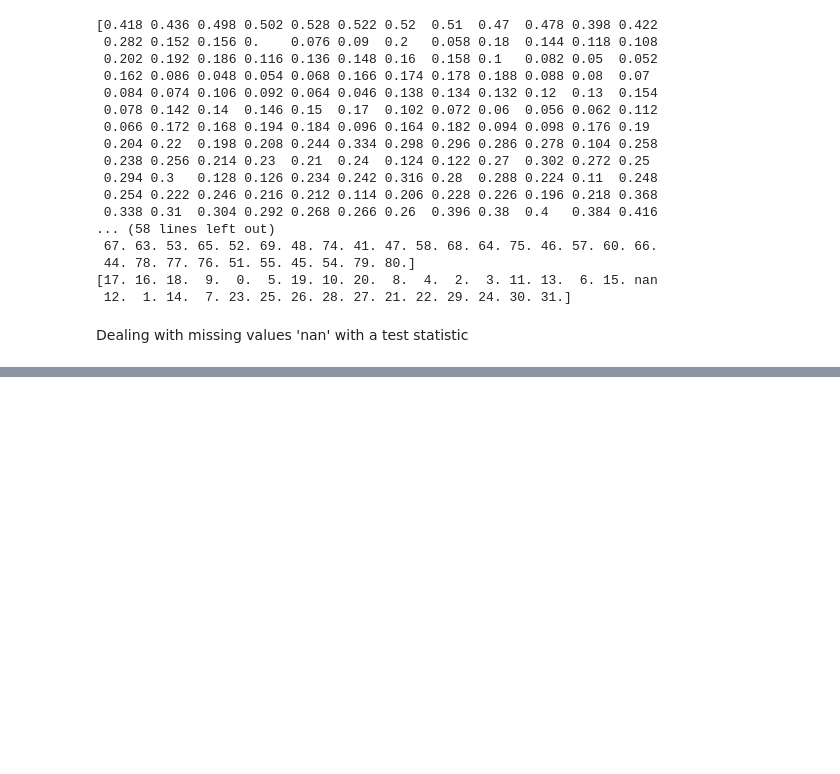
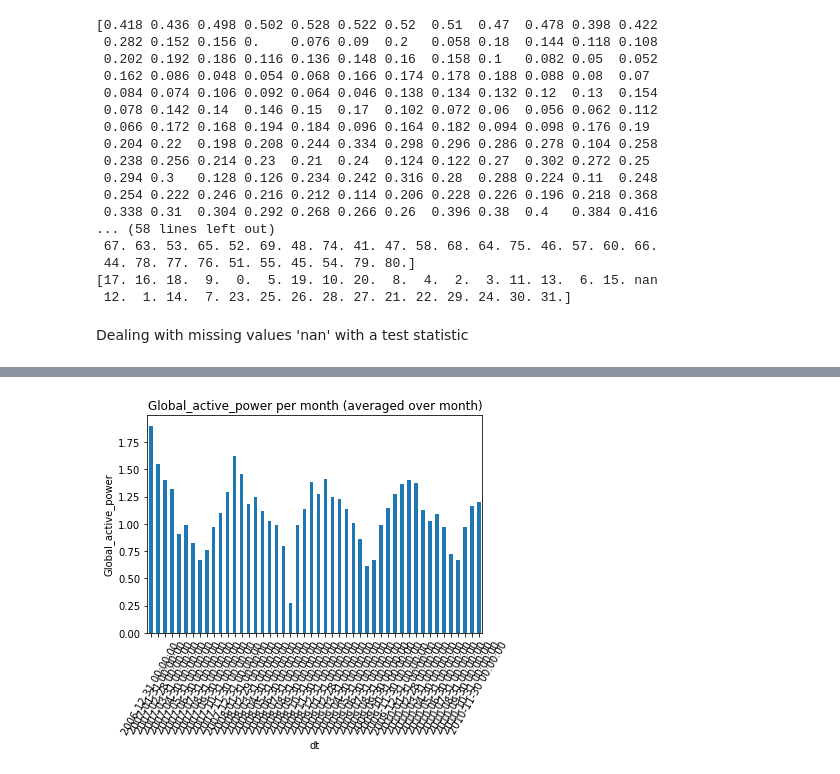
Before and after one commit to HarmanBhutani/ML_projects, a Jupyter notebook: Individual_household_electric_power_consumption.ipynb, the cells around one changed output, grey strips where cells are left out. Saved outputs shown, nothing was run; the diff lists cells and outputs as text; code cells hidden in the pictures; blank space fills up the shorter version.

```diff
--- a/Individual_household_electric_power_consumption.ipynb
+++ b/Individual_household_electric_power_consumption.ipynb
@@ -133,0 +206,8 @@ for j in range(0,7):
+# %%
+df['Global_active_power'].resample('M').mean().plot(kind='bar')
+plt.xticks(rotation=60)
+plt.ylabel('Global_active_power')
+plt.title('Global_active_power per month (averaged over month)')
+plt.show()
+# %% [output]
+[figure, added]
```
Also changed, not shown: parts of 11 cells of this notebook.
